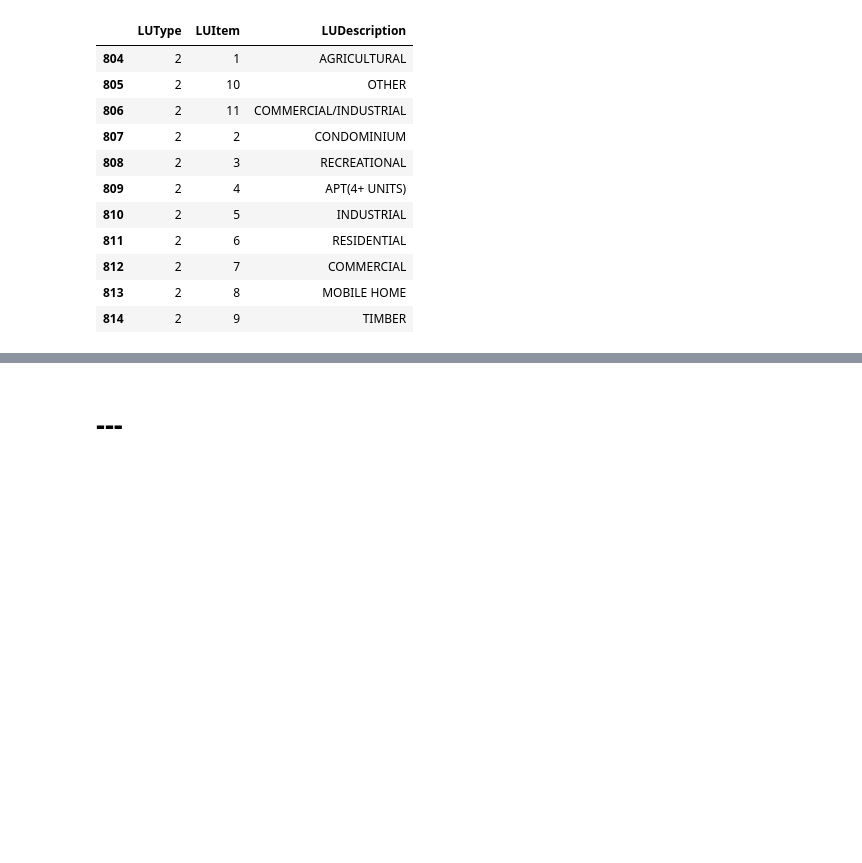
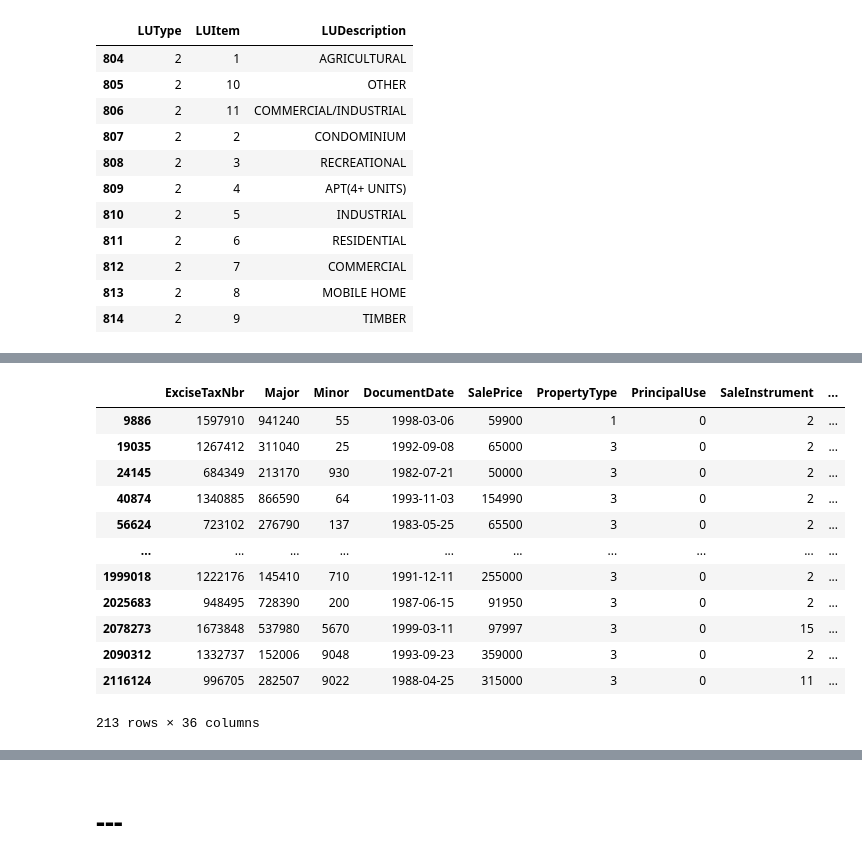
Before and after one commit to learn-co-students/phase_2_project_chicago-sf-seattle-ds-082420, a Jupyter notebook: notebooks/exploratory/01_oz_data_collection_exploration.ipynb, the cells around one changed output, grey strips where cells are left out. Cells and saved outputs as stored; diff of their text form; code cells hidden in the pictures; blank space fills up the shorter version.

```diff
--- a/notebooks/exploratory/01_oz_data_collection_exploration.ipynb
+++ b/notebooks/exploratory/01_oz_data_collection_exploration.ipynb
@@ -643,8 +647,8 @@ all_merge = rps_parcel_resbld_dfmerge[['ExciseTaxNbr',
  'BathHalfCount',
  'BathFullCount']]
 # %%
-all_merge_sales_greater_0 = all_merge[(all_merge.SalePrice > 0)]
-all_merge_sales_greater_0
+all_sales_merged = all_merge[(all_merge.SalePrice > 0)]
+all_sales_merged
 # %% [output]
 |  | ExciseTaxNbr | Major | Minor | DocumentDate | SalePrice | PropertyType | PrincipalUse | SaleInstrument | ... |
 | 2 | 2548641 | 330395 | 1610 | 2012-06-07 | 335000 | 3 | 6 | 3 | ... |
@@ -790,0 +779,3 @@ all_merge_salesplus_residential
+# %%
+all_residential = all_sales_merged[(all_sales_merged.PropType == 'R')]
+all_residential
@@ -790,0 +842,16 @@ all_merge_salesplus_residential
+# %%
+all_residential[(all_residential.PrincipalUse == 0) & (all_residential.Bedrooms == 0)]
+# %% [output]
+|  | ExciseTaxNbr | Major | Minor | DocumentDate | SalePrice | PropertyType | PrincipalUse | SaleInstrument | ... |
+| 9886 | 1597910 | 941240 | 55 | 1998-03-06 | 59900 | 1 | 0 | 2 | ... |
+| 19035 | 1267412 | 311040 | 25 | 1992-09-08 | 65000 | 3 | 0 | 2 | ... |
+| 24145 | 684349 | 213170 | 930 | 1982-07-21 | 50000 | 3 | 0 | 2 | ... |
+| 40874 | 1340885 | 866590 | 64 | 1993-11-03 | 154990 | 3 | 0 | 2 | ... |
+| 56624 | 723102 | 276790 | 137 | 1983-05-25 | 65500 | 3 | 0 | 2 | ... |
+| ... | ... | ... | ... | ... | ... | ... | ... | ... | ... |
+| 1999018 | 1222176 | 145410 | 710 | 1991-12-11 | 255000 | 3 | 0 | 2 | ... |
+| 2025683 | 948495 | 728390 | 200 | 1987-06-15 | 91950 | 3 | 0 | 2 | ... |
+| 2078273 | 1673848 | 537980 | 5670 | 1999-03-11 | 97997 | 3 | 0 | 15 | ... |
+| 2090312 | 1332737 | 152006 | 9048 | 1993-09-23 | 359000 | 3 | 0 | 2 | ... |
+| 2116124 | 996705 | 282507 | 9022 | 1988-04-25 | 315000 | 3 | 0 | 11 | ... |
+213 rows × 36 columns
```
Also changed, not shown: parts of 21 cells of this notebook.
